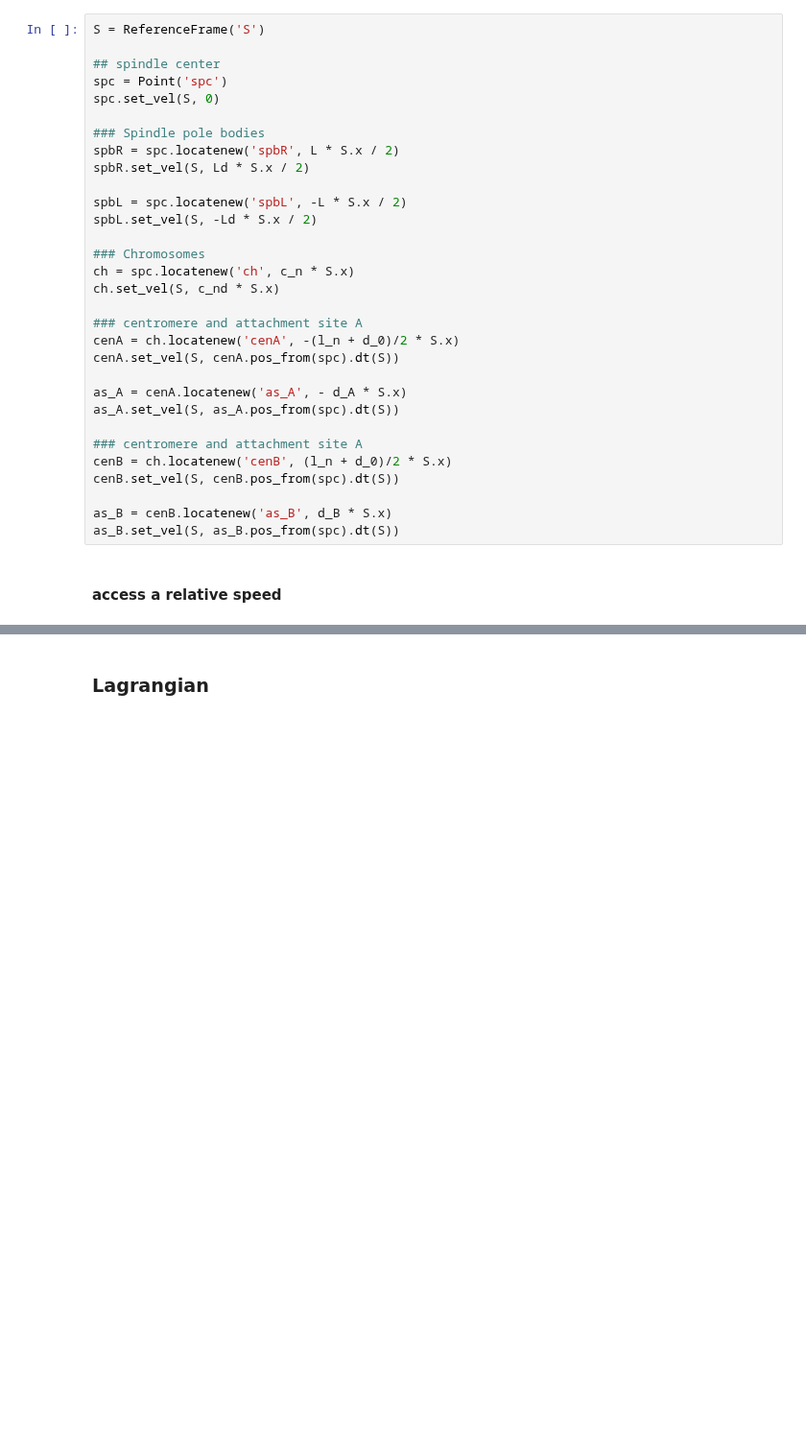
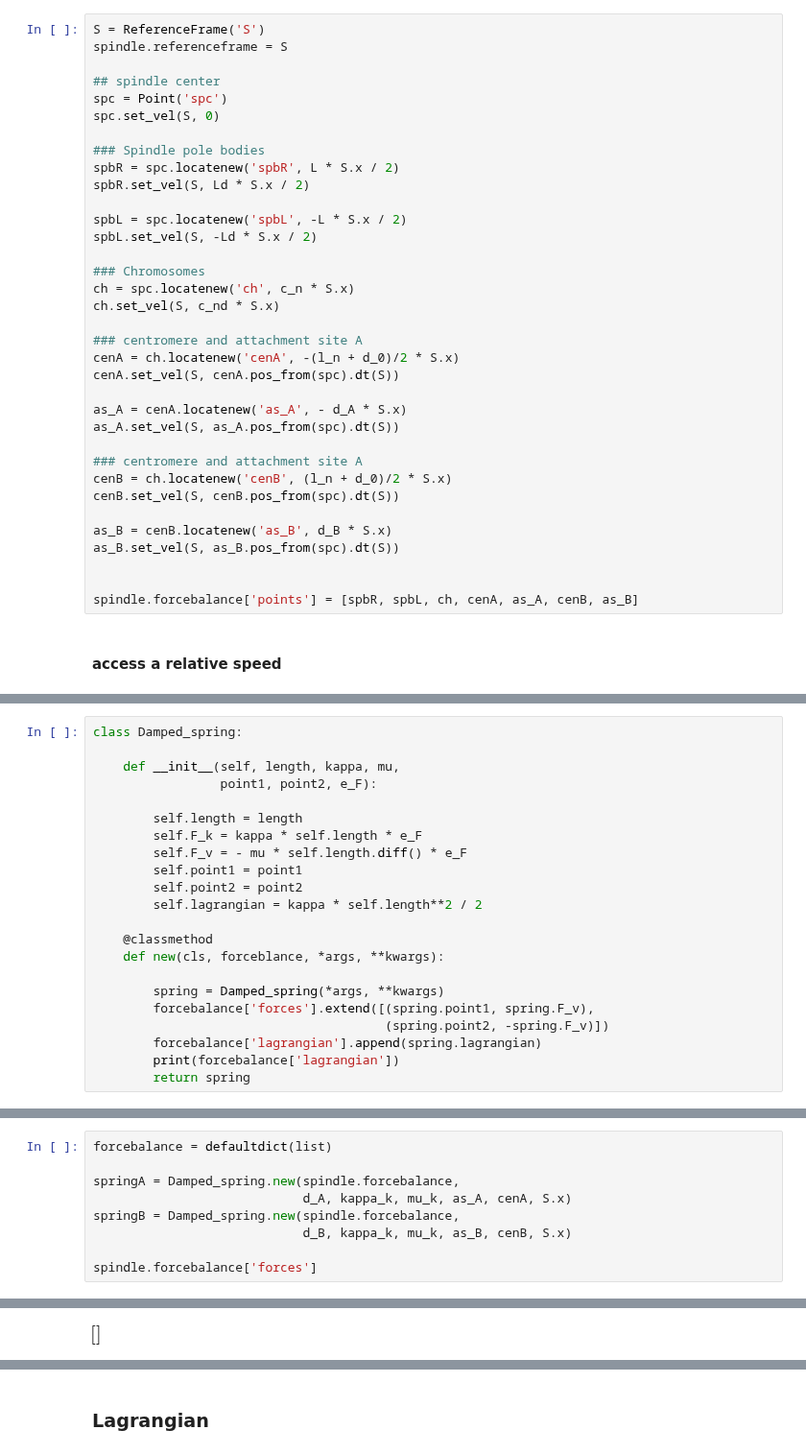
Before and after one commit to glyg/notebooks, a Jupyter notebook: kt_sim/sympy_dumb_spindle.ipynb, the cells around one changed output, grey strips where cells are left out. Shown at 96% size. Cells and saved outputs as stored; diff of their text form; blank space fills up the shorter version.

```diff
--- a/kt_sim/sympy_dumb_spindle.ipynb
+++ b/kt_sim/sympy_dumb_spindle.ipynb
@@ -115,5 +148,6 @@ Set a position and a speed for each
 # %%
 S = ReferenceFrame('S')
+spindle.referenceframe = S
 
 ## spindle center
 spc = Point('spc')
@@ -143,6 +177,9 @@ cenB.set_vel(S, cenB.pos_from(spc).dt(S))
 
 as_B = cenB.locatenew('as_B', d_B * S.x)
 as_B.set_vel(S, as_B.pos_from(spc).dt(S))
+
+
+spindle.forcebalance['points'] = [spbR, spbL, ch, cenA, as_A, cenB, as_B]
 # %% [markdown]
 #### access a relative speed
 # %%
@@ -158,0 +211,22 @@ v_AR
+# %%
+class Damped_spring:
+
+    def __init__(self, length, kappa, mu,
+                 point1, point2, e_F):
+
+        self.length = length
+        self.F_k = kappa * self.length * e_F
+        self.F_v = - mu * self.length.diff() * e_F
+        self.point1 = point1
+        self.point2 = point2
+        self.lagrangian = kappa * self.length**2 / 2
+
+    @classmethod
+    def new(cls, forceblance, *args, **kwargs):
+
+        spring = Damped_spring(*args, **kwargs)
+        forcebalance['forces'].extend([(spring.point1, spring.F_v),
+                                       (spring.point2, -spring.F_v)])
+        forcebalance['lagrangian'].append(spring.lagrangian)
+        print(forcebalance['lagrangian'])
+        return spring
@@ -158,0 +237,10 @@ v_AR
+# %%
+forcebalance = defaultdict(list)
+
+springA = Damped_spring.new(spindle.forcebalance,
+                            d_A, kappa_k, mu_k, as_A, cenA, S.x)
+springB = Damped_spring.new(spindle.forcebalance,
+                            d_B, kappa_k, mu_k, as_B, cenB, S.x)
+
+spindle.forcebalance['forces']
+# %% [output]
@@ -158,0 +249 @@ v_AR
+[figure, added]
```
Also changed, not shown: parts of 51 cells of this notebook, 1 other file.
